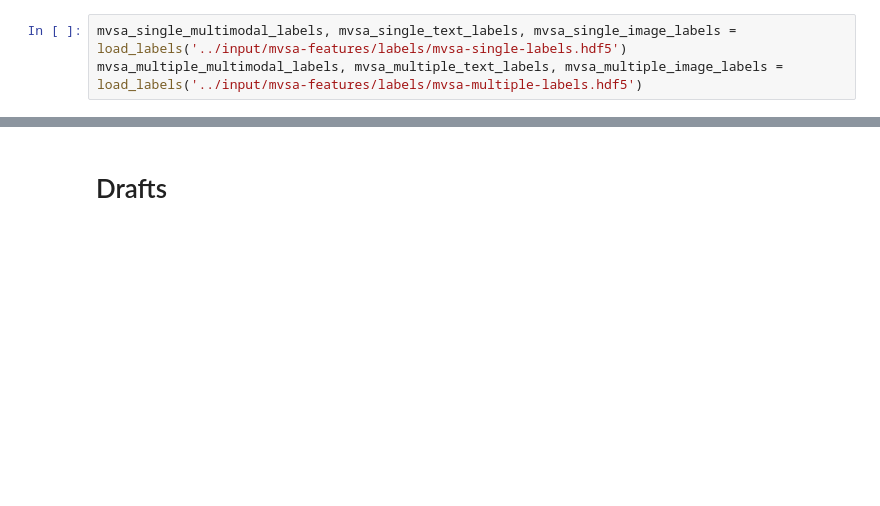
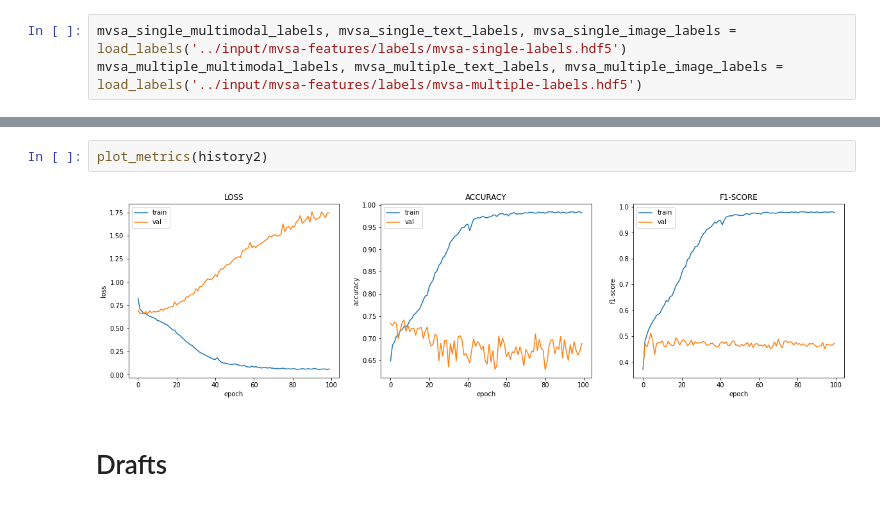
Before and after one commit to nhmt120/multimodal-sentiment-analysis, a Jupyter notebook: intermediate-fusion.ipynb, the cells around one changed output, grey strips where cells are left out. Saved outputs shown, nothing was run; the diff lists cells and outputs as text; blank space fills up the shorter version.

```diff
--- a/intermediate-fusion.ipynb
+++ b/intermediate-fusion.ipynb
@@ -274,2 +304,6 @@ plt.show()
+# %%
+plot_metrics(history2)
+# %% [output]
+[figure, added]
 # %% [markdown]
 # Drafts
```
Also changed, not shown: parts of 34 cells of this notebook.
